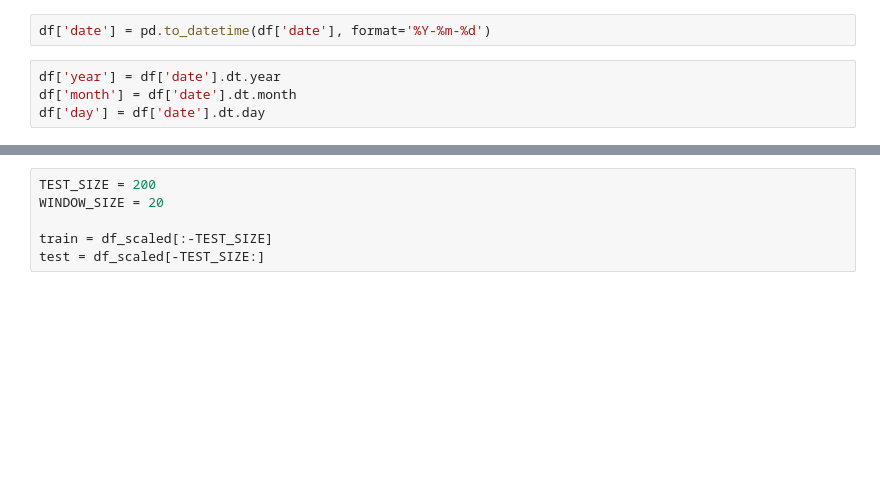
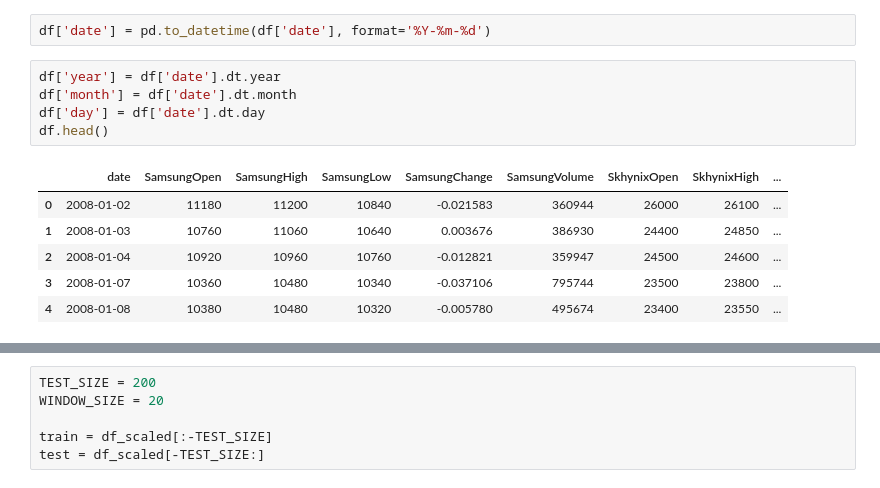
Before and after one commit to DeokwonWang/deeplearnigstudy, a Jupyter notebook: dduksang.ipynb, the cells around one changed output, grey strips where cells are left out. Cells and saved outputs as stored; diff of their text form; blank space fills up the shorter version.

```diff
--- a/dduksang.ipynb
+++ b/dduksang.ipynb
@@ -29,4 +29,12 @@ df['date'] = pd.to_datetime(df['date'], format='%Y-%m-%d')
 # %%
 df['year'] = df['date'].dt.year
 df['month'] = df['date'].dt.month
 df['day'] = df['date'].dt.day
+df.head()
+# %% [output]
+|  | date | SamsungOpen | SamsungHigh | SamsungLow | SamsungChange | SamsungVolume | SkhynixOpen | SkhynixHigh | ... |
+| 0 | 2008-01-02 | 11180 | 11200 | 10840 | -0.021583 | 360944 | 26000 | 26100 | ... |
+| 1 | 2008-01-03 | 10760 | 11060 | 10640 | 0.003676 | 386930 | 24400 | 24850 | ... |
+| 2 | 2008-01-04 | 10920 | 10960 | 10760 | -0.012821 | 359947 | 24500 | 24600 | ... |
+| 3 | 2008-01-07 | 10360 | 10480 | 10340 | -0.037106 | 795744 | 23500 | 23800 | ... |
+| 4 | 2008-01-08 | 10380 | 10480 | 10320 | -0.005780 | 495674 | 23400 | 23550 | ... |
```
Also changed, not shown: parts of 9 cells of this notebook.
